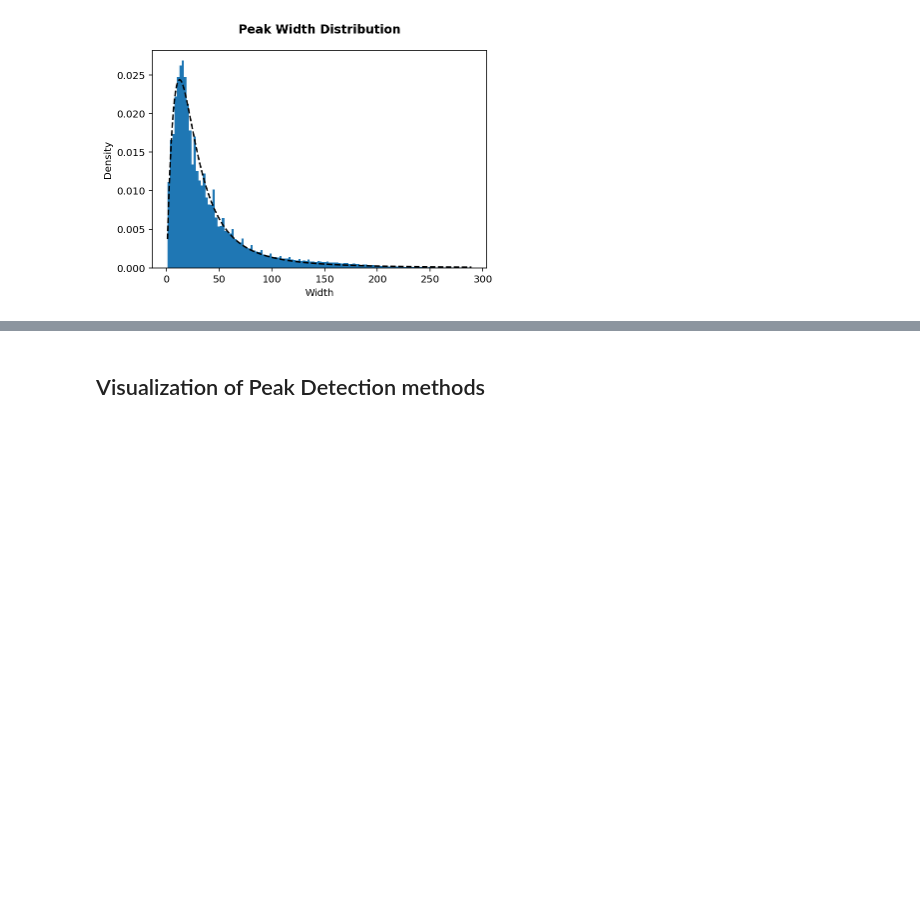
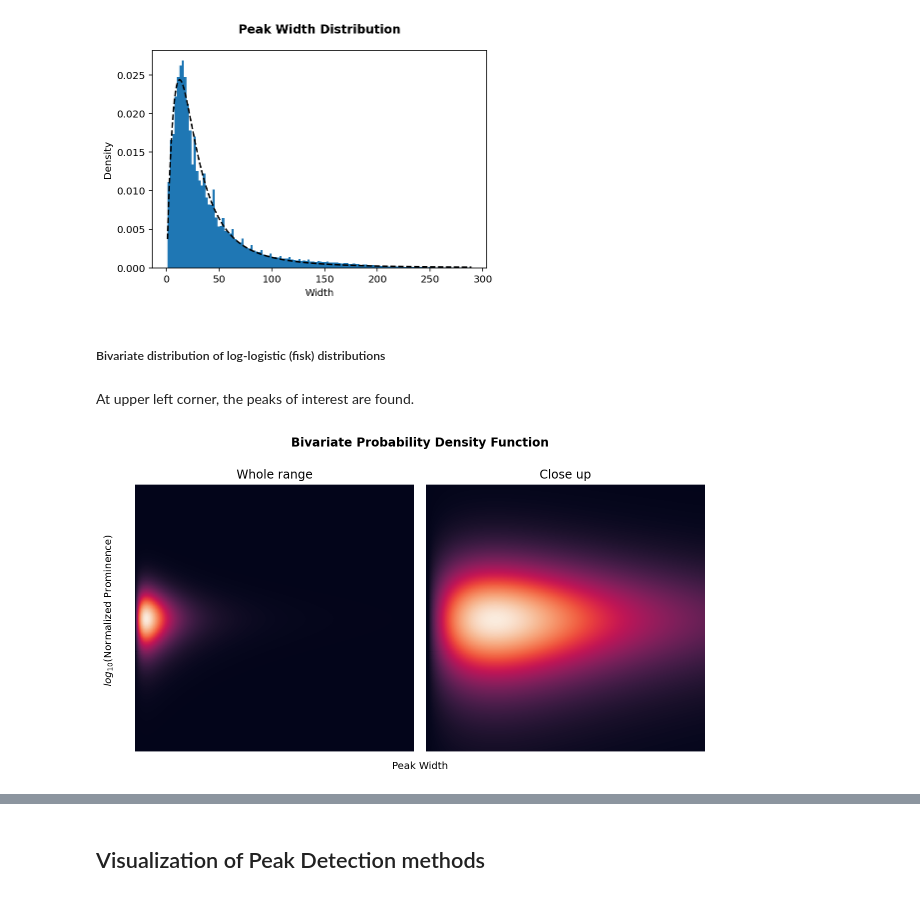
Before and after one commit to inecik/RiboSeqAnalysis, a Jupyter notebook: jupyter_server/ribosome_stalling_sites.ipynb, the cells around one changed output, grey strips where cells are left out. Drawn from its saved outputs; the diff is of its cells as text; code cells hidden in the pictures; blank space fills up the shorter version.

Commit message:
Peak Detection 3

```diff
--- a/jupyter_server/ribosome_stalling_sites.ipynb
+++ b/jupyter_server/ribosome_stalling_sites.ipynb
@@ -540,0 +546,25 @@ plt.show()
+# %% [markdown]
+##### Bivariate distribution of log-logistic (fisk) distributions
+# %% [markdown]
+At upper left corner, the peaks of interest are found.
+# %%
+resolution = 1000
+fig, ax = plt.subplots(1, 2, figsize=(8, 4), constrained_layout=True)
+plt.suptitle("Bivariate Probability Density Function", y=1.1, fontweight="bold")
+for i, (y_lims, x_lims) in enumerate(zip(((0, 20), (5,15)), ((0,300), (0,50)))):
+    x_data_h = np.linspace(*y_lims, resolution)
+    dist_h = stats.fisk.pdf(x_data_h, *params_h)
+    x_data_w = np.linspace(*x_lims, resolution)
+    dist_w = stats.fisk.pdf(x_data_w, *params_w)
+    dist_h = dist_h.reshape(resolution, 1)
+    dist_w = dist_w.reshape(1, resolution)
+    matrice = (dist_h.reshape(resolution, 1) * dist_w.reshape(1, resolution))
+    matrice = pd.DataFrame(matrice, columns=map(int, x_data_w), index=map(int, x_data_h))
+    sns.heatmap(matrice, ax=ax[i], xticklabels=False, yticklabels=False, cbar=False)
+fig.text(0.5, - 0.05, 'Peak Width', ha='center')
+fig.text(-0.05, 0.5, "$log_{10}$(Normalized Prominence)", va='center', rotation='vertical')
+ax[0].set_title("Whole range", y=1.1)
+ax[1].set_title("Close up", y=1.1)
+plt.show()
+# %% [output]
+[figure, added]
```
Also changed, not shown: parts of 27 cells of this notebook.
